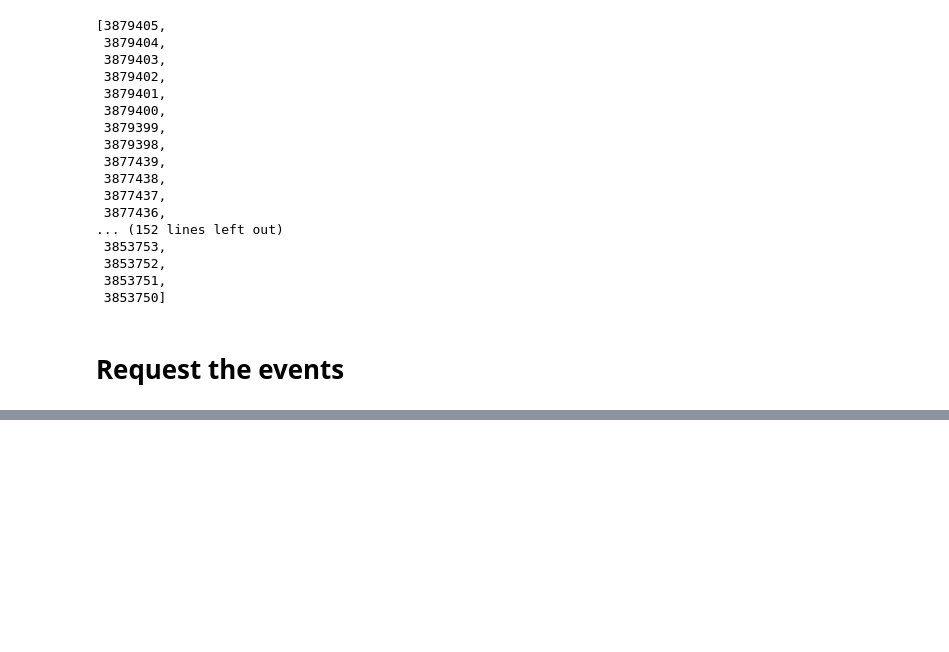
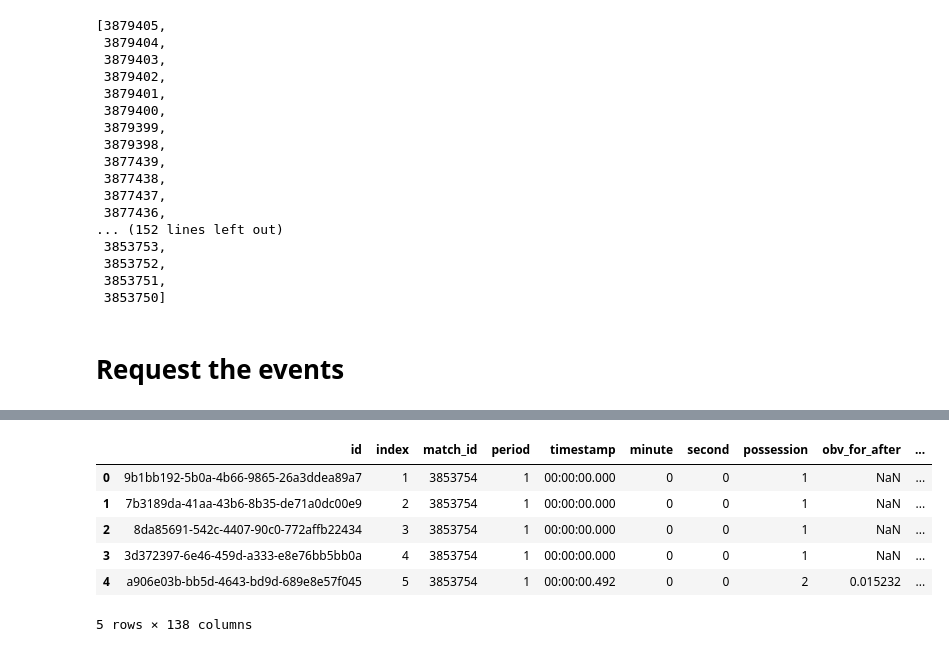
Before and after one commit to chikoungoun/Football, a Jupyter notebook: StatsBomb/API/API Link - All events.ipynb, the cells around one changed output, grey strips where cells are left out. Saved outputs shown, nothing was run; the diff lists cells and outputs as text; code cells hidden in the pictures; blank space fills up the shorter version.

Commit message:
Recode most of the sections based on the new Statsbomb structure

```diff
--- a/StatsBomb/API/API Link - All events.ipynb
+++ b/StatsBomb/API/API Link - All events.ipynb
@@ -14,5 +19,5 @@ key.close()
 # %%
-botola = "https://data.statsbombservices.com/api/v5/competitions/1229/seasons/235/matches"
+botola = "https://data.statsbombservices.com/api/v5/competitions/"+competition+"/seasons/"+season+"/matches"
 # %%
 response = requests.get(botola,auth=(username, password))
 response
@@ -135,16 +140,3 @@ matches_list
  3853750]
 # %% [markdown]
 # Request the events
-# %%
-all_events = []
-
-for i in matches_list[162:167]:
-    print(i)
-    botola_events = "https://data.statsbombservices.com/api/v6/events/"+str(i)
-    print(botola_events)
-    response_events = requests.get(botola_events,auth=(username, password))
-    print(response_events)
-    events = response_events.json()
-    df = pd.json_normalize(events)
-    all_events.append(df)
-print('\n ** DONE **')
@@ -184,0 +145,16 @@ pd.concat(all_events)
+# %%
+all_events = []
+
+#request the 5 last matches of the df
+for i in matches_list[-5:]:
+    print(i)
+    botola_events = "https://data.statsbombservices.com/api/v6/events/"+str(i)
+    print(botola_events)
+    response_events = requests.get(botola_events,auth=(username, password))
+    print(response_events)
+    events = response_events.json()
+    df = pd.json_normalize(events)
+    #add the match_id column
+    df.insert(2,'match_id',i)
+    all_events.append(df)
+print('\n ** DONE **')
@@ -184,0 +179,13 @@ pd.concat(all_events)
+# %%
+#concatenate all the dfs
+df = pd.concat(all_events)
+# %%
+df.head()
+# %% [output]
+|  | id | index | match_id | period | timestamp | minute | second | possession | obv_for_after | ... |
+| 0 | 9b1bb192-5b0a-4b66-9865-26a3ddea89a7 | 1 | 3853754 | 1 | 00:00:00.000 | 0 | 0 | 1 | NaN | ... |
+| 1 | 7b3189da-41aa-43b6-8b35-de71a0dc00e9 | 2 | 3853754 | 1 | 00:00:00.000 | 0 | 0 | 1 | NaN | ... |
+| 2 | 8da85691-542c-4407-90c0-772affb22434 | 3 | 3853754 | 1 | 00:00:00.000 | 0 | 0 | 1 | NaN | ... |
+| 3 | 3d372397-6e46-459d-a333-e8e76bb5bb0a | 4 | 3853754 | 1 | 00:00:00.000 | 0 | 0 | 1 | NaN | ... |
+| 4 | a906e03b-bb5d-4643-bd9d-689e8e57f045 | 5 | 3853754 | 1 | 00:00:00.492 | 0 | 0 | 2 | 0.015232 | ... |
+5 rows × 138 columns
```
Also changed, not shown: parts of 105 cells of this notebook.
